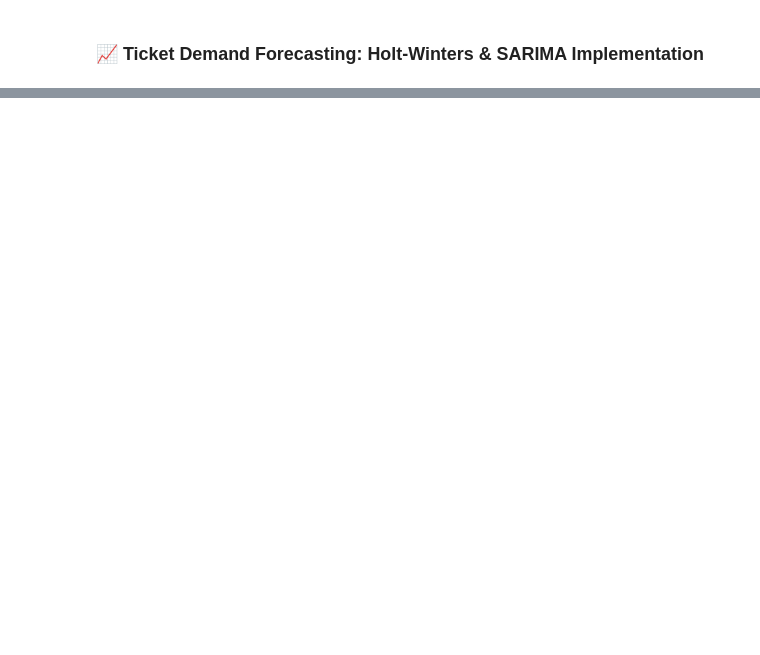
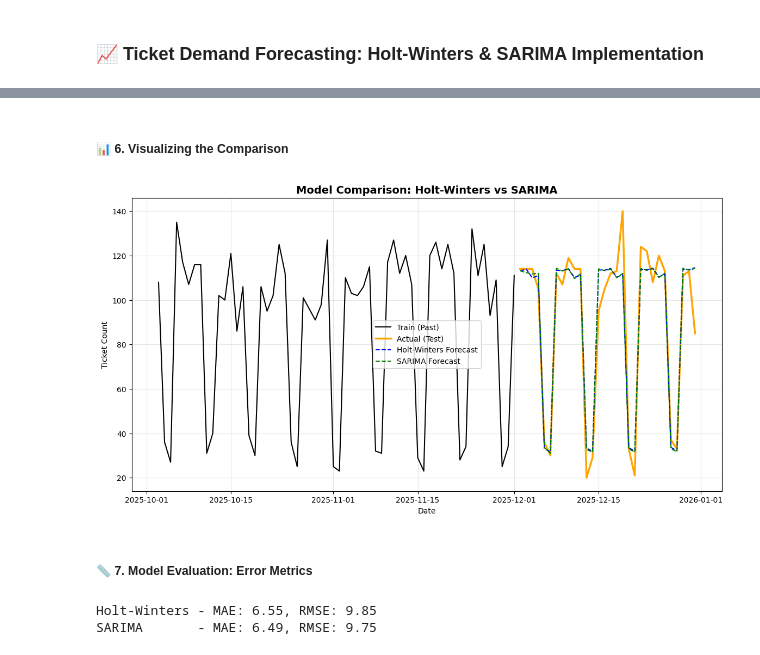
Before and after one commit to ezeriosk/Time-Series-Risk-Analysis, a Jupyter notebook: Forecasting_Capacity/Ticket_Forecasting_Modeling.ipynb, the cells around one changed output, grey strips where cells are left out. Drawn from its saved outputs; the diff is of its cells as text; code cells hidden in the pictures; blank space fills up the shorter version.

```diff
--- a/Forecasting_Capacity/Ticket_Forecasting_Modeling.ipynb
+++ b/Forecasting_Capacity/Ticket_Forecasting_Modeling.ipynb
@@ -12,0 +70,57 @@ ModuleNotFoundError: No module named 'scipy'
+# %%
+# --- Holt-Winters ---
+hw_model = ExponentialSmoothing(
+    train['ticket_count'],
+    trend='add',
+    seasonal='add',
+    seasonal_periods=7
+).fit()
+
+hw_pred = hw_model.forecast(test_periods)
+
+# --- SARIMA --- Using d=1 for stationarity
+
+sarima_model = SARIMAX(
+    train['ticket_count'],
+    order=(1, 1, 1),
+    seasonal_order=(1, 1, 1, 7)
+).fit(disp=False)
+
+sarima_pred = sarima_model.get_forecast(steps=test_periods).predicted_mean
+# %% [markdown]
+##### 📊 6. Visualizing the Comparison
+# %%
+plt.figure(figsize=(14, 7))
+
+# Actual Data
+plt.plot(train.index[-60:], train['ticket_count'][-60:], label='Train (Past)', color='black')
+plt.plot(test.index, test['ticket_count'], label='Actual (Test)', color='orange', linewidth=2.5)
+
+# Prediction
+plt.plot(test.index, hw_pred, label='Holt-Winters Forecast', color='blue', ls='--')
+plt.plot(test.index, sarima_pred, label='SARIMA Forecast', color='green', ls='--')
+
+plt.title('Model Comparison: Holt-Winters vs SARIMA', fontsize=14, fontweight='bold')
+plt.xlabel('Date')
+plt.ylabel('Ticket Count')
+plt.legend()
+plt.grid(True, alpha=0.3)
+plt.show()
+# %% [output]
+[figure, added]
+# %% [markdown]
+##### 📏 7. Model Evaluation: Error Metrics
+# %%
+# Mean Absolute Error
+mae_hw = mean_absolute_error(test['ticket_count'], hw_pred)
+mae_sarima = mean_absolute_error(test['ticket_count'], sarima_pred)
+
+# Root Mean Squared Error
+rmse_hw = np.sqrt(mean_squared_error(test['ticket_count'], hw_pred))
+rmse_sarima = np.sqrt(mean_squared_error(test['ticket_count'], sarima_pred))
+
+print(f"Holt-Winters - MAE: {mae_hw:.2f}, RMSE: {rmse_hw:.2f}")
+print(f"SARIMA       - MAE: {mae_sarima:.2f}, RMSE: {rmse_sarima:.2f}")
+# %% [output]
+Holt-Winters - MAE: 6.55, RMSE: 9.85
+SARIMA       - MAE: 6.49, RMSE: 9.75
```
Also changed, not shown: parts of 12 cells of this notebook.
